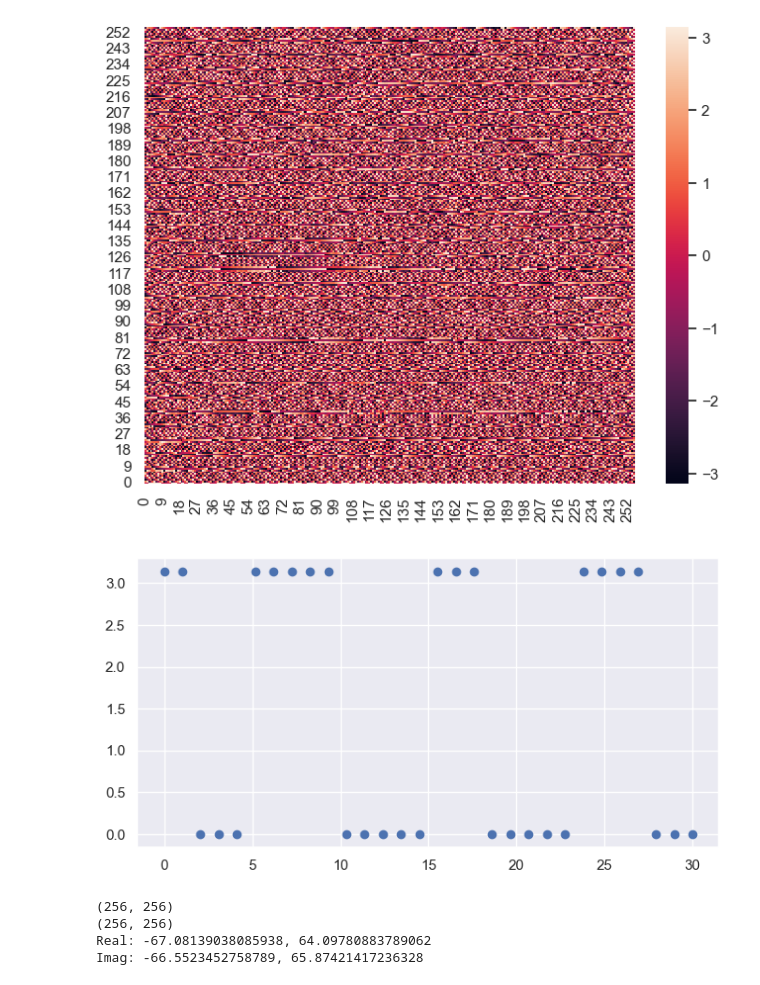
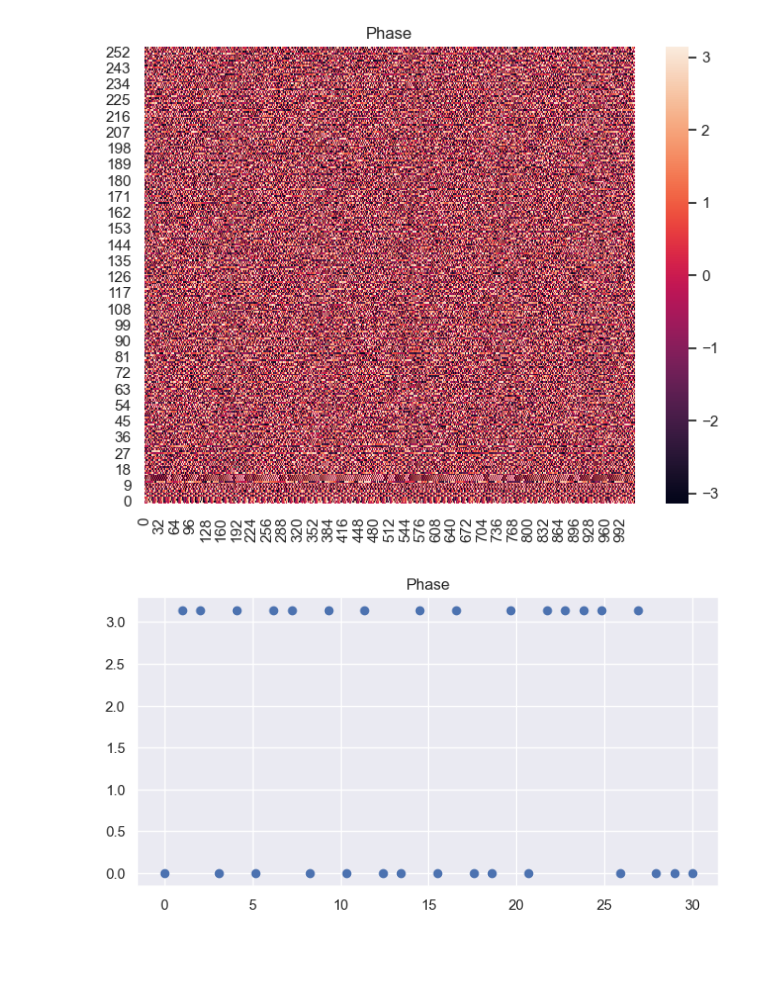
Before and after one commit to ihpar/ney_gtr, a Jupyter notebook: stft_experiments.ipynb, the cells around one changed output. Cells and saved outputs as stored; diff of their text form; code cells hidden in the pictures; blank space fills up the shorter version.

Commit message:
resets the dataset

```diff
--- a/stft_experiments.ipynb
+++ b/stft_experiments.ipynb
@@ -11,8 +11,8 @@ NFFT = 512
 HOP = 64
 SIG_LIM = 2 ** 14 - HOP
 # %%
-signal, _ = librosa.load("dataset/ac_gtr/08_Gtr_G_S_3.wav", mono=True, sr=SR)
-signal = signal[:SIG_LIM]
+signal, _ = librosa.load("dataset/ney/09_Ney_A_3.wav", mono=True, sr=SR)
+signal = signal[:SIG_LIM*4]
 print(signal.shape)
 ipd.Audio(signal, rate=SR)
 # %% [output]
@@ -32,9 +32,9 @@ ipd.Audio(istft, rate=SR)
 [interactive output not drawn]
 # %%
-abs_stft = np.abs(stft[:-1])
-print(abs_stft.shape)
-angle_stft = np.angle(stft[:-1])
-print(angle_stft.shape)
-print(f"Abs: {np.min(abs_stft)}, {np.max(abs_stft)}")
-print(f"Angle: {np.min(angle_stft)}, {np.max(angle_stft)}")
+magnitude = np.abs(stft[:-1])
+print(magnitude.shape)
+phase = np.angle(stft[:-1])
+print(phase.shape)
+print(f"Magnitude: {np.min(magnitude)}, {np.max(magnitude)}")
+print(f"Phase: {np.min(phase)}, {np.max(phase)}")
 # %% [output]
@@ -90,28 +103,18 @@ plt.show()
 # %%
 sns.set_theme(rc={"figure.figsize": (8, 6)})
-ax = sns.heatmap(angle_stft)
+ax = sns.heatmap(phase)
 ax.invert_yaxis()
+plt.title("Phase")
 plt.show()
 # %% [output]
-[figure, old version]
+[figure, new version]
 # %%
 plt.figure(figsize=(8, 4))
 start = 80
 end = 110
 x = np.linspace(0, end-start, end-start)
-plt.scatter(x, angle_stft.reshape(-1)[start:end])
+plt.scatter(x, phase.reshape(-1)[start:end])
+plt.title("Phase")
 plt.show()
 # %% [output]
-[figure, old version]
+[figure, new version]
-# %%
-real_stft = np.real(stft[:-1])
-print(real_stft.shape)
-imag_stft = np.imag(stft[:-1])
-print(imag_stft.shape)
-print(f"Real: {np.min(real_stft)}, {np.max(real_stft)}")
-print(f"Imag: {np.min(imag_stft)}, {np.max(imag_stft)}")
-# %% [output]
-(256, 256)
-(256, 256)
-Real: -67.08139038085938, 64.09780883789062
-Imag: -66.5523452758789, 65.87421417236328
```
Also changed, not shown: parts of 14 cells of this notebook, 3 other files.
